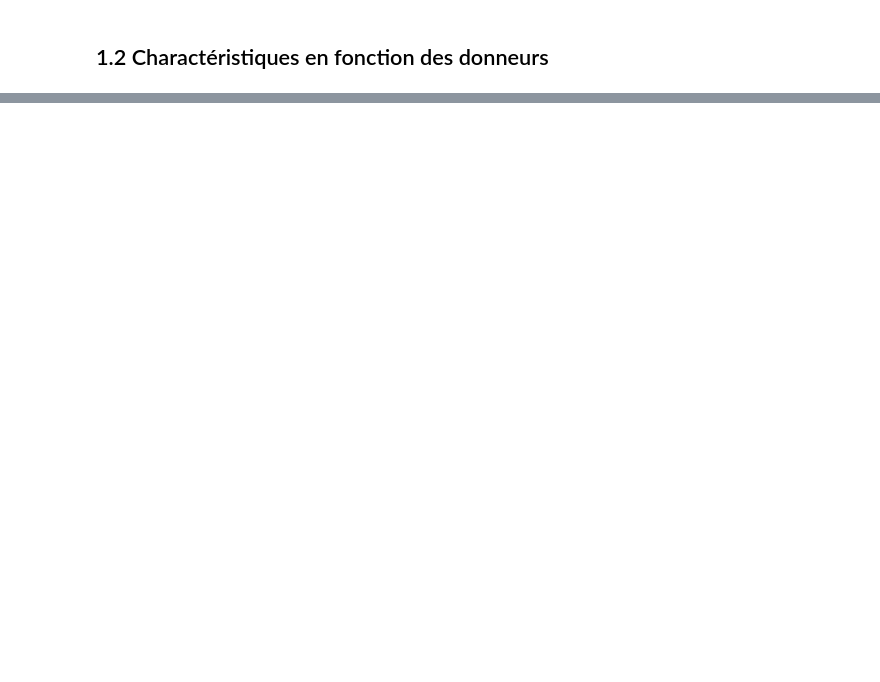
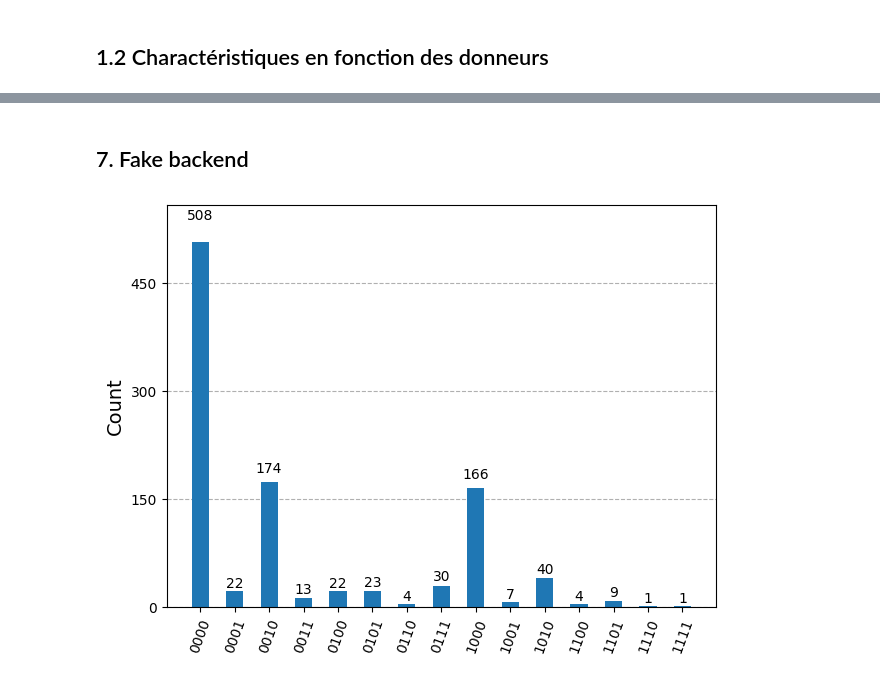
Before and after one commit to hugopgs/Application_Informatique_Quantique, a Jupyter notebook: Projet Noté/Projet.ipynb, the cells around one changed output, grey strips where cells are left out. Saved outputs shown, nothing was run; the diff lists cells and outputs as text; code cells hidden in the pictures; blank space fills up the shorter version.

```diff
--- a/Projet Noté/Projet.ipynb
+++ b/Projet Noté/Projet.ipynb
@@ -159,0 +153,2 @@ $$ V(x) = x^T\Sigma x $$
+# %%
+Q=np.corrcoef(All_categories)
@@ -240,0 +298,20 @@ Critère : (1, 0, 0, 0) -> Précision sur les positifs : 65.10695187165776
+# %% [markdown]
+## 7. Fake backend
+# %%
+import pickle
+from qiskit_aer.noise import NoiseModel
+
+with open('ibm_brisbane_eagle.mdl','rb') as f:
+    real_noise_dict = pickle.load(f)
+
+realistic_noise_model = NoiseModel.from_dict(real_noise_dict)
+
+
+#on execute la même expérience sur ce modele
+realistic_sampler = Sampler(options=dict(backend_options=dict(noise_model=realistic_noise_model)))
+job=realistic_sampler.run([isa_optimal_qaoa_circuit],shots=1024)
+result=job.result()
+#représentation sous forme d'histogramme
+plot_histogram(result[0].data.meas.get_counts())
+# %% [output]
+[figure, added]
```
Also changed, not shown: parts of 26 cells of this notebook, 1 other file.
